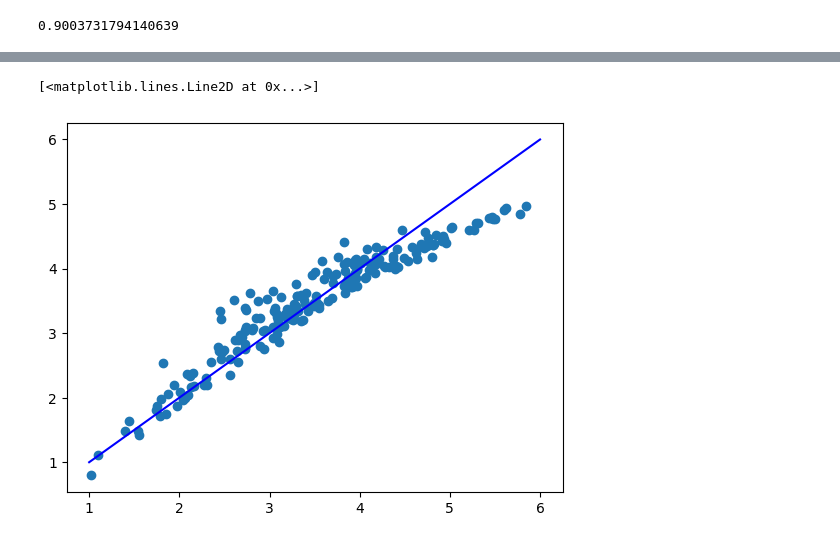
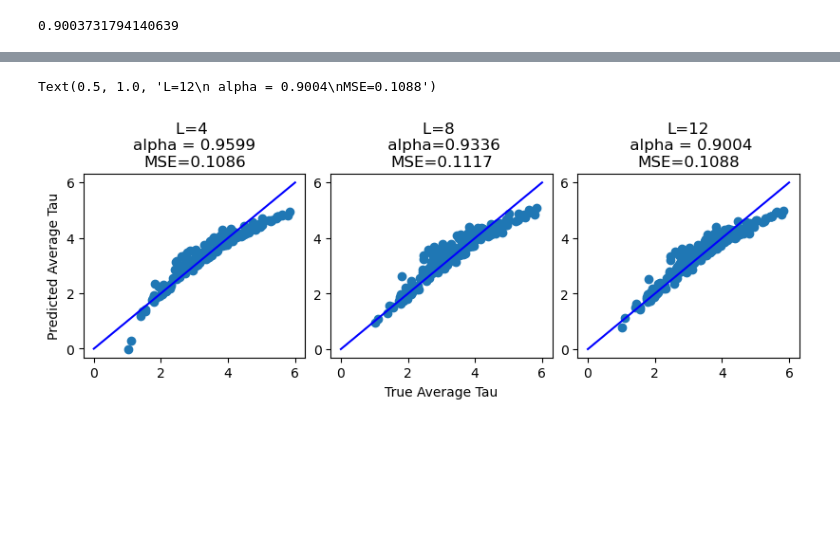
Before and after one commit to saragracebiddle/bioe485_project, a Jupyter notebook: workbook.ipynb, the cells around one changed output, grey strips where cells are left out. Cells and saved outputs as stored; diff of their text form; code cells hidden in the pictures; blank space fills up the shorter version.

```diff
--- a/workbook.ipynb
+++ b/workbook.ipynb
@@ -174,7 +172,7 @@ V = compute_V(k, alpha, L, iirf)
 regr = linear_model.LinearRegression()
 reg_pred = []
 reg_coefs = []
-reg_pred_taus = []
+reg_pred_taus_4 = []
 inv_pred = []
 inv_coefs = []
 inv_pred_taus = []
@@ -182,7 +180,7 @@ for i in test_data:
     regr.fit(V, i)
     reg_pred.append(regr.predict(V))
     reg_coefs.append(regr.coef_)
-    reg_pred_taus.append(compute_tau_avg(regr.coef_, dt, B, k) * 1e9)
+    reg_pred_taus_4.append(compute_tau_avg(regr.coef_, dt, B, k) * 1e9)
     chat = np.linalg.inv(np.transpose(V) @ V) @ np.transpose(V) @ i
     inv_coefs.append(chat)
     inv_pred.append( V @ chat)
@@ -202,7 +194,7 @@ V = compute_V(k, alpha, L, iirf)
 regr = linear_model.LinearRegression()
 reg_pred = []
 reg_coefs = []
-reg_pred_taus = []
+reg_pred_taus_8 = []
 inv_pred = []
 inv_coefs = []
 inv_pred_taus = []
@@ -210,7 +202,7 @@ for i in test_data:
     regr.fit(V, i)
     reg_pred.append(regr.predict(V))
     reg_coefs.append(regr.coef_)
-    reg_pred_taus.append(compute_tau_avg(regr.coef_, dt, B, k) * 1e9)
+    reg_pred_taus_8.append(compute_tau_avg(regr.coef_, dt, B, k) * 1e9)
     chat = np.linalg.inv(np.transpose(V) @ V) @ np.transpose(V) @ i
     inv_coefs.append(chat)
     inv_pred.append( V @ chat)
@@ -230,7 +216,7 @@ V = compute_V(k, alpha, L, iirf)
 regr = linear_model.LinearRegression()
 reg_pred = []
 reg_coefs = []
-reg_pred_taus = []
+reg_pred_taus_12 = []
 inv_pred = []
 inv_coefs = []
 inv_pred_taus = []
@@ -238,14 +224,24 @@ for i in test_data:
     regr.fit(V, i)
     reg_pred.append(regr.predict(V))
     reg_coefs.append(regr.coef_)
-    reg_pred_taus.append(compute_tau_avg(regr.coef_, dt, B, k) * 1e9)
+    reg_pred_taus_12.append(compute_tau_avg(regr.coef_, dt, B, k) * 1e9)
     chat = np.linalg.inv(np.transpose(V) @ V) @ np.transpose(V) @ i
     inv_coefs.append(chat)
     inv_pred.append( V @ chat)
     inv_pred_taus.append(compute_tau_avg(chat, dt, B, k) * 1e9)
-# %%
-plt.scatter(test_taus, reg_pred_taus)
-plt.plot(np.arange(1,7), np.arange(1,7), 'b')
-# %% [output]
-[<matplotlib.lines.Line2D at 0x...>]
-[figure, removed]
+# %%
+fig, ax = plt.subplots(1,3, figsize = (8,3), layout = 'constrained')
+ax[0].scatter(test_taus, reg_pred_taus_4)
+ax[0].plot(np.arange(0,7), np.arange(0,7), 'b')
+ax[1].scatter(test_taus, reg_pred_taus_8)
+ax[1].plot(np.arange(0,7), np.arange(0,7), 'b')
+ax[2].scatter(test_taus, reg_pred_taus_12)
+ax[2].plot(np.arange(0,7), np.arange(0,7), 'b')
+ax[0].set_ylabel('Predicted Average Tau')
+ax[1].set_xlabel('True Average Tau')
+ax[0].set_title(f'L=4 \nalpha = {round(alpha_4, 4)}\nMSE={round(mean_squared_error(test_taus, reg_pred_taus_4),4)}')
+ax[1].set_title(f'L=8 \n alpha={round(alpha_8, 4)}\nMSE={round(mean_squared_error(test_taus, reg_pred_taus_8),4)}')
+ax[2].set_title(f'L=12\n alpha = {round(alpha_12, 4)}\nMSE={round(mean_squared_error(test_taus, reg_pred_taus_12),4)}')
+# %% [output]
+Text(0.5, 1.0, 'L=12\n alpha = 0.9004\nMSE=0.1088')
+[figure, added]
```
Also changed, not shown: parts of 9 cells of this notebook.
